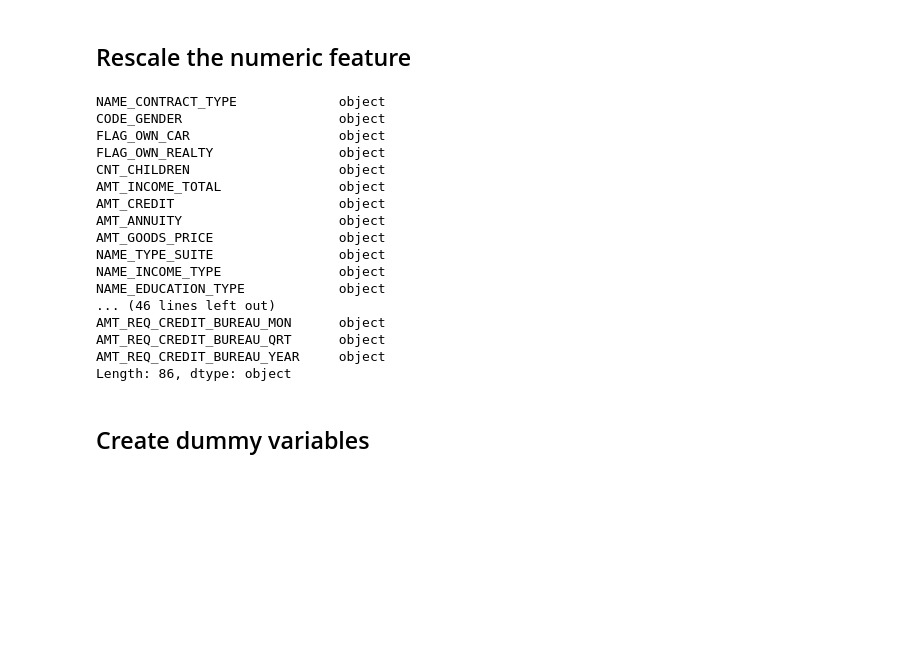
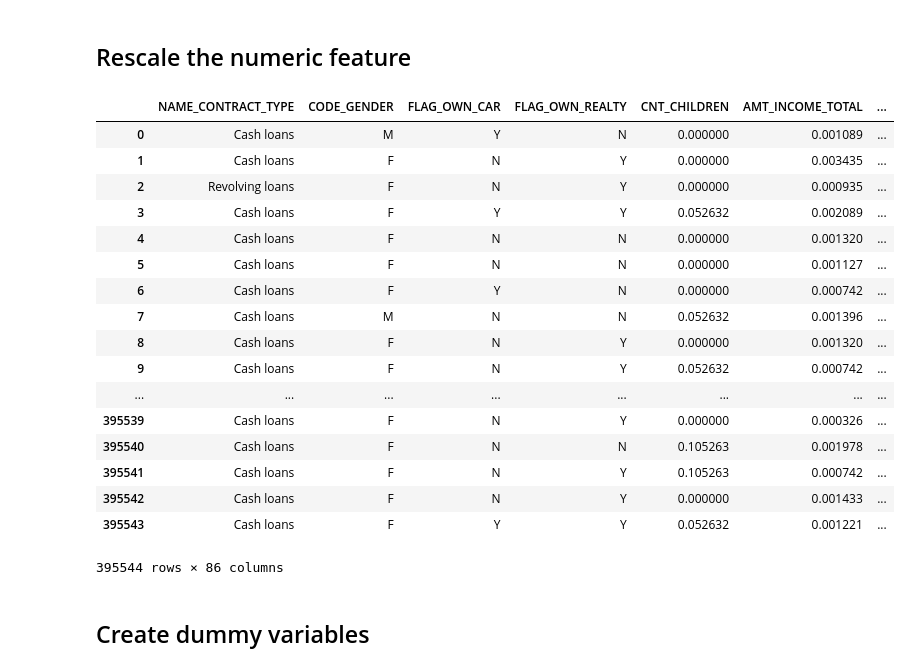
Before and after one commit to cy1355nz/DSGA3001-FinalProject, a Jupyter notebook: leo/draft-2.ipynb, the cells around one changed output. Saved outputs shown, nothing was run; the diff lists cells and outputs as text; code cells hidden in the pictures; blank space fills up the shorter version.

```diff
--- a/leo/draft-2.ipynb
+++ b/leo/draft-2.ipynb
@@ -640 +664,5 @@ train
+# %%
+dtype_dict = dict(zip(train.dtypes.index[2:], train.dtypes.values[2:]))
+for k, v in dtype_dict.items():
+    X_train_resample[k] = X_train_resample[k].astype(v)
 # %%
@@ -680,45 +736,46 @@ max      1.170000e+08
 Name: AMT_INCOME_TOTAL, dtype: float64
 # %% [markdown]
 ## Rescale the numeric feature
-# %%
-def feature_normalization(dataset, columns_sel):
-    dataset[columns_sel] = (dataset[columns_sel] - dataset[columns_sel].min(axis=0))/ \
-    (dataset[columns_sel].max(axis=0) - dataset[columns_sel].min(axis=0))
-    return dataset
 # %%
-def feature_normalization(dataset):
-    numerics = ['int16', 'int32', 'int64', 'float16', 'float32', 'float64']
-    selected = dataset.select_dtypes(include=numerics)
-    # exclude SK_ID_CURR and target
-    # exclude FLAG_ish indicator variables
-    columns_sel = selected.columns[~selected.columns.str.contains(pat = 'FLAG_|REG_|LIVE_|HOUR_APPR_PROCESS_START')][2:]
-    print(columns_sel.values)
-    print(len(columns_sel))
+def feature_normalization(dataset, columns_sel):
     dataset[columns_sel] = (dataset[columns_sel] - dataset[columns_sel].min(axis=0))/ \
     (dataset[columns_sel].max(axis=0) - dataset[columns_sel].min(axis=0))
-#     df[columns_sel] = pd.DataFrame(scaler.fit_transform(df[columns_sel]))
     return dataset
+
+# def feature_normalization(dataset):
+#     numerics = ['int16', 'int32', 'int64', 'float16', 'float32', 'float64']
+#     selected = dataset.select_dtypes(include=numerics)
+#     # exclude SK_ID_CURR and target
+#     # exclude FLAG_ish indicator variables
+#     columns_sel = selected.columns[~selected.columns.str.contains(pat = 'FLAG_|REG_|LIVE_|HOUR_APPR_PROCESS_START')][2:]
+#     print(columns_sel.values)
+#     print(len(columns_sel))
+#     dataset[columns_sel] = (dataset[columns_sel] - dataset[columns_sel].min(axis=0))/ \
+#     (dataset[columns_sel].max(axis=0) - dataset[columns_sel].min(axis=0))
+# #     df[columns_sel] = pd.DataFrame(scaler.fit_transform(df[columns_sel]))
+#     return dataset
 # %%
-X_train_resample = feature_normalization(X_train_resample, num_feature)
+X_train_resample_rescale = feature_normalization(X_train_resample, num_feature)
-# %%
-X_train_resample.dtypes
-# %% [output]
-NAME_CONTRACT_TYPE             object
-CODE_GENDER                    object
-FLAG_OWN_CAR                   object
-FLAG_OWN_REALTY                object
-CNT_CHILDREN                   object
-AMT_INCOME_TOTAL               object
-AMT_CREDIT                     object
-AMT_ANNUITY                    object
-AMT_GOODS_PRICE                object
-NAME_TYPE_SUITE                object
-NAME_INCOME_TYPE               object
-NAME_EDUCATION_TYPE            object
-... (46 lines left out)
-AMT_REQ_CREDIT_BUREAU_MON      object
-AMT_REQ_CREDIT_BUREAU_QRT      object
-AMT_REQ_CREDIT_BUREAU_YEAR     object
-Length: 86, dtype: object
+# %%
+X_train_resample_rescale
+# %% [output]
+|  | NAME_CONTRACT_TYPE | CODE_GENDER | FLAG_OWN_CAR | FLAG_OWN_REALTY | CNT_CHILDREN | AMT_INCOME_TOTAL | ... |
+| 0 | Cash loans | M | Y | N | 0.000000 | 0.001089 | ... |
+| 1 | Cash loans | F | N | Y | 0.000000 | 0.003435 | ... |
+| 2 | Revolving loans | F | N | Y | 0.000000 | 0.000935 | ... |
+| 3 | Cash loans | F | Y | Y | 0.052632 | 0.002089 | ... |
+| 4 | Cash loans | F | N | N | 0.000000 | 0.001320 | ... |
+| 5 | Cash loans | F | N | N | 0.000000 | 0.001127 | ... |
+| 6 | Cash loans | F | Y | N | 0.000000 | 0.000742 | ... |
+| 7 | Cash loans | M | N | N | 0.052632 | 0.001396 | ... |
+| 8 | Cash loans | F | N | Y | 0.000000 | 0.001320 | ... |
+| 9 | Cash loans | F | N | Y | 0.052632 | 0.000742 | ... |
+| ... | ... | ... | ... | ... | ... | ... | ... |
+| 395539 | Cash loans | F | N | Y | 0.000000 | 0.000326 | ... |
+| 395540 | Cash loans | F | N | N | 0.105263 | 0.001978 | ... |
+| 395541 | Cash loans | F | N | Y | 0.105263 | 0.000742 | ... |
+| 395542 | Cash loans | F | N | Y | 0.000000 | 0.001433 | ... |
+| 395543 | Cash loans | F | Y | Y | 0.052632 | 0.001221 | ... |
+395544 rows × 86 columns
 # %% [markdown]
 ## Create dummy variables
```
Also changed, not shown: parts of 29 cells of this notebook.
